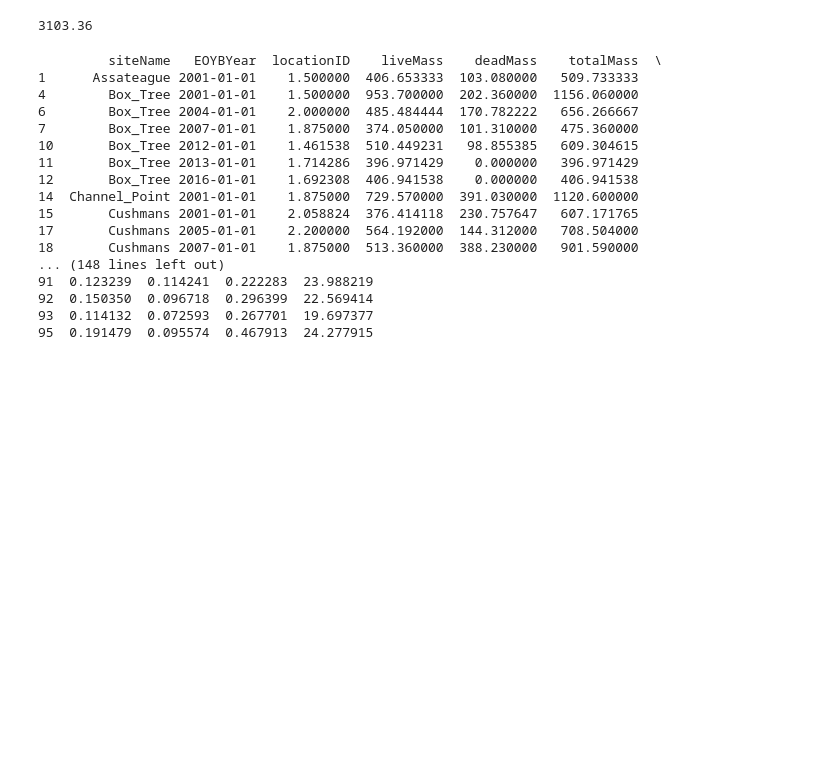
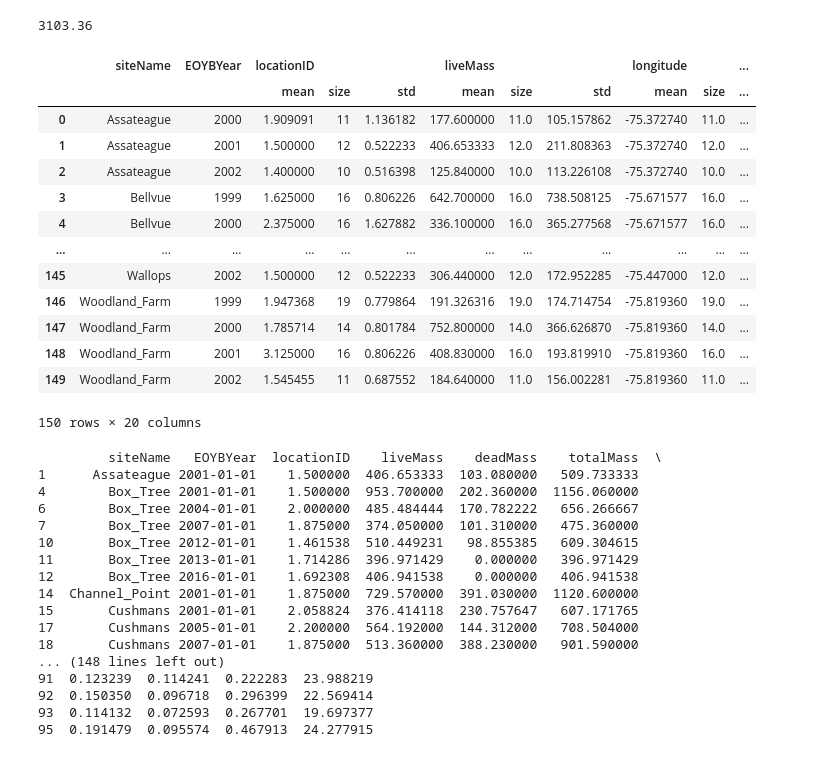
Before and after one commit to asajulien/PhD, a Jupyter notebook: Jupyter/Data exploration.ipynb, the cells around one changed output. Cells and saved outputs as stored; diff of their text form; code cells hidden in the pictures; blank space fills up the shorter version.

```diff
--- a/Jupyter/Data exploration.ipynb
+++ b/Jupyter/Data exploration.ipynb
@@ -46,25 +46,40 @@ df_means['Year'] = df_means['EOYBYear']
 #df_sem
 # %%
 ##grouped by site and by year
-mn_siteyears = df.groupby(['siteName', 'EOYBYear'], as_index = False).aggregate([np.mean, np.size]).reset_index()
+mn_siteyears = df.groupby(['siteName', 'EOYBYear'], as_index = False).aggregate([np.mean, np.size, np.std]).reset_index()
 se_siteyears = df.groupby(['siteName', 'EOYBYear'], as_index = False).sem()
 
 newdf = df.groupby(['siteName', 'EOYBYear'], as_index = False).mean()
 
 ##rearrange lat and long for GEE
 mn_siteyears = mn_siteyears[['siteName', 'EOYBYear', 'locationID', 'liveMass', 'longitude', \
                              'latitude', 'deadMass', 'totalMass']]
 
 #with pd.option_context('display.max_rows', None, 'display.max_columns', None):  ## more options can be specified also
     #print(mn_siteyears)
 
 #print(se_siteyears)
 
 out_dir = os.path.expanduser('~/Downloads')
 out_csv = os.path.join(out_dir, 'outx2.csv')
 #se_siteyears.to_csv(out_csv, index=False) ##set out directory
 
 newdf['year'] = newdf['EOYBYear']
+# %% [output]
+|  | siteName | EOYBYear | locationID |  |  | liveMass |  |  | longitude |  | ... |
+|  |  |  | mean | size | std | mean | size | std | mean | size | ... |
+| 0 | Assateague | 2000 | 1.909091 | 11 | 1.136182 | 177.600000 | 11.0 | 105.157862 | -75.372740 | 11.0 | ... |
+| 1 | Assateague | 2001 | 1.500000 | 12 | 0.522233 | 406.653333 | 12.0 | 211.808363 | -75.372740 | 12.0 | ... |
+| 2 | Assateague | 2002 | 1.400000 | 10 | 0.516398 | 125.840000 | 10.0 | 113.226108 | -75.372740 | 10.0 | ... |
+| 3 | Bellvue | 1999 | 1.625000 | 16 | 0.806226 | 642.700000 | 16.0 | 738.508125 | -75.671577 | 16.0 | ... |
+| 4 | Bellvue | 2000 | 2.375000 | 16 | 1.627882 | 336.100000 | 16.0 | 365.277568 | -75.671577 | 16.0 | ... |
+| ... | ... | ... | ... | ... | ... | ... | ... | ... | ... | ... | ... |
+| 145 | Wallops | 2002 | 1.500000 | 12 | 0.522233 | 306.440000 | 12.0 | 172.952285 | -75.447000 | 12.0 | ... |
+| 146 | Woodland_Farm | 1999 | 1.947368 | 19 | 0.779864 | 191.326316 | 19.0 | 174.714754 | -75.819360 | 19.0 | ... |
+| 147 | Woodland_Farm | 2000 | 1.785714 | 14 | 0.801784 | 752.800000 | 14.0 | 366.626870 | -75.819360 | 14.0 | ... |
+| 148 | Woodland_Farm | 2001 | 3.125000 | 16 | 0.806226 | 408.830000 | 16.0 | 193.819910 | -75.819360 | 16.0 | ... |
+| 149 | Woodland_Farm | 2002 | 1.545455 | 11 | 0.687552 | 184.640000 | 11.0 | 156.002281 | -75.819360 | 11.0 | ... |
+150 rows × 20 columns
 # %%
 ##some figures
 #df.boxplot(column='liveMass', by='EOYBYear')
```
Also changed, not shown: parts of 4 cells of this notebook.
